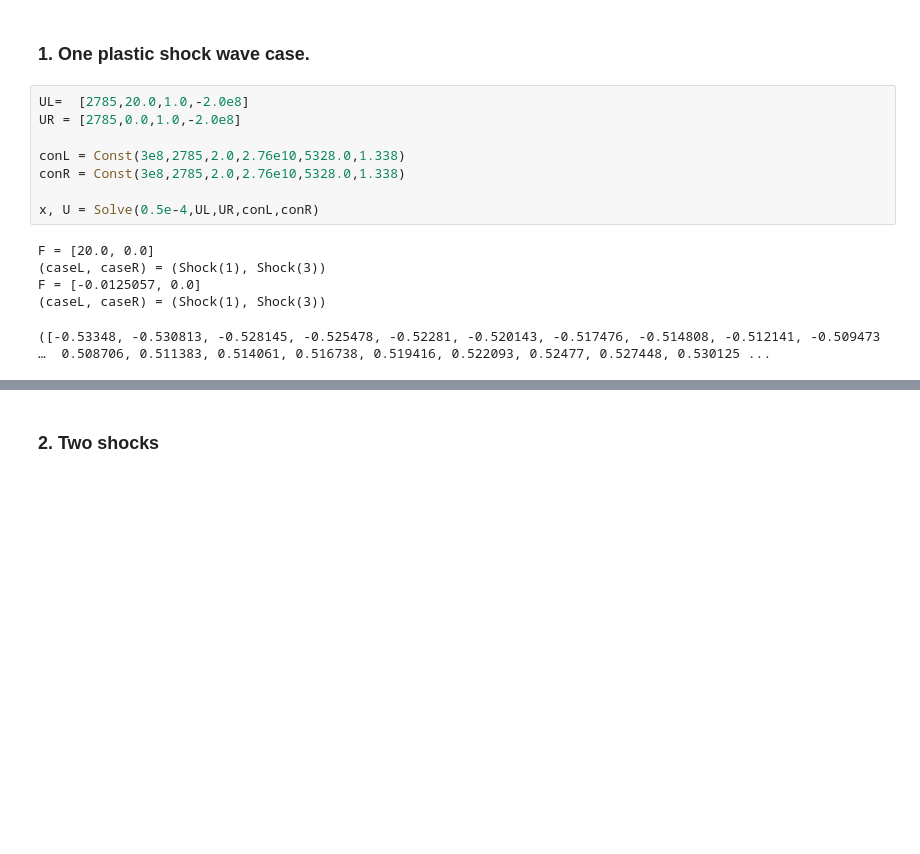
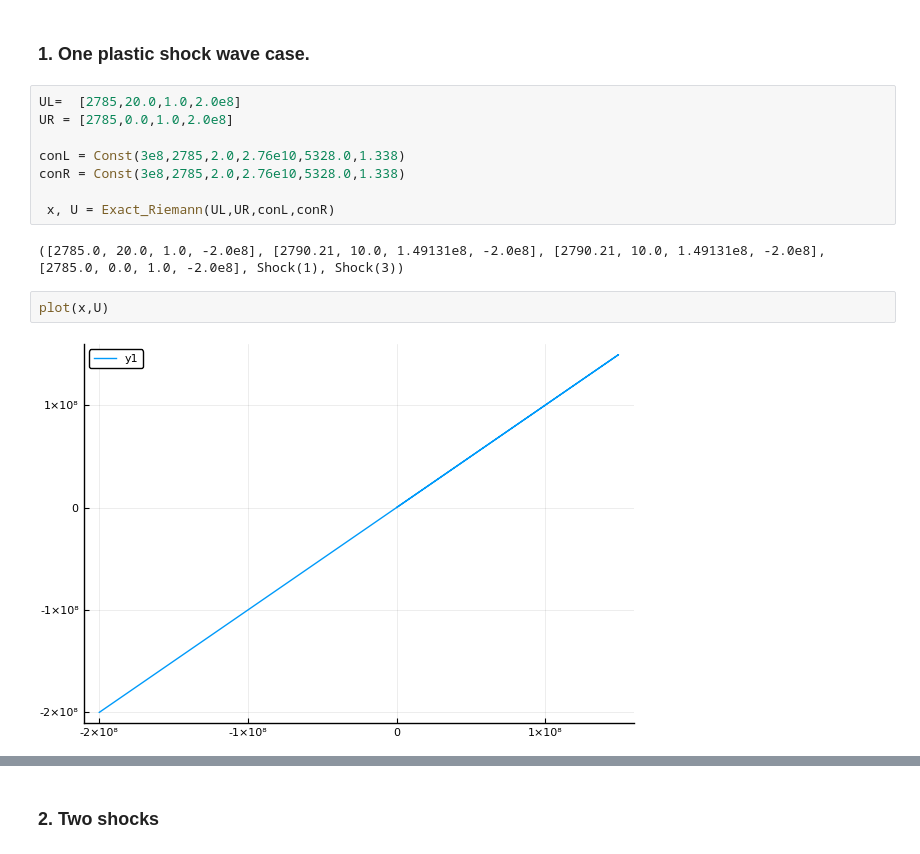
Before and after one commit to bfly123/Exact-Elastic-plastic-Riemann-Solver-, a Jupyter notebook: ExactRiemannSolverAndTests.ipynb, the cells around one changed output, grey strips where cells are left out. Saved outputs shown, nothing was run; the diff lists cells and outputs as text; blank space fills up the shorter version.

```diff
--- a/ExactRiemannSolverAndTests.ipynb
+++ b/ExactRiemannSolverAndTests.ipynb
@@ -1560,19 +1643,19 @@ savefig(p1, "case10sxx.pdf")
 # %% [markdown]
 ### 1. One plastic shock wave case.
 # %%
-UL=  [2785,20.0,1.0,-2.0e8]
-UR = [2785,0.0,1.0,-2.0e8]
+UL=  [2785,20.0,1.0,2.0e8]
+UR = [2785,0.0,1.0,2.0e8]
 
 conL = Const(3e8,2785,2.0,2.76e10,5328.0,1.338)
 conR = Const(3e8,2785,2.0,2.76e10,5328.0,1.338)
 
-x, U = Solve(0.5e-4,UL,UR,conL,conR)
+ x, U = Exact_Riemann(UL,UR,conL,conR)
 # %% [output]
-F = [20.0, 0.0]
-(caseL, caseR) = (Shock(1), Shock(3))
-F = [-0.0125057, 0.0]
-(caseL, caseR) = (Shock(1), Shock(3))
+([2785.0, 20.0, 1.0, -2.0e8], [2790.21, 10.0, 1.49131e8, -2.0e8], [2790.21, 10.0, 1.49131e8, -2.0e8], [2785.0, 0.0, 1.0, -2.0e8], Shock(1), Shock(3))
-([-0.53348, -0.530813, -0.528145, -0.525478, -0.52281, -0.520143, -0.517476, -0.514808, -0.512141, -0.509473  …  0.508706, 0.511383, 0.514061, 0.516738, 0.519416, 0.522093, 0.52477, 0.527448, 0.530125 ...
+# %%
+plot(x,U)
+# %% [output]
+[figure, added]
 # %%
 uo,u1,x1,inter = Compare(0.5e-4,UL,UR,conL,conR)
 uo1,x1 = TimeSolve(uo,x1,inter)
```
Also changed, not shown: parts of 58 cells of this notebook.
